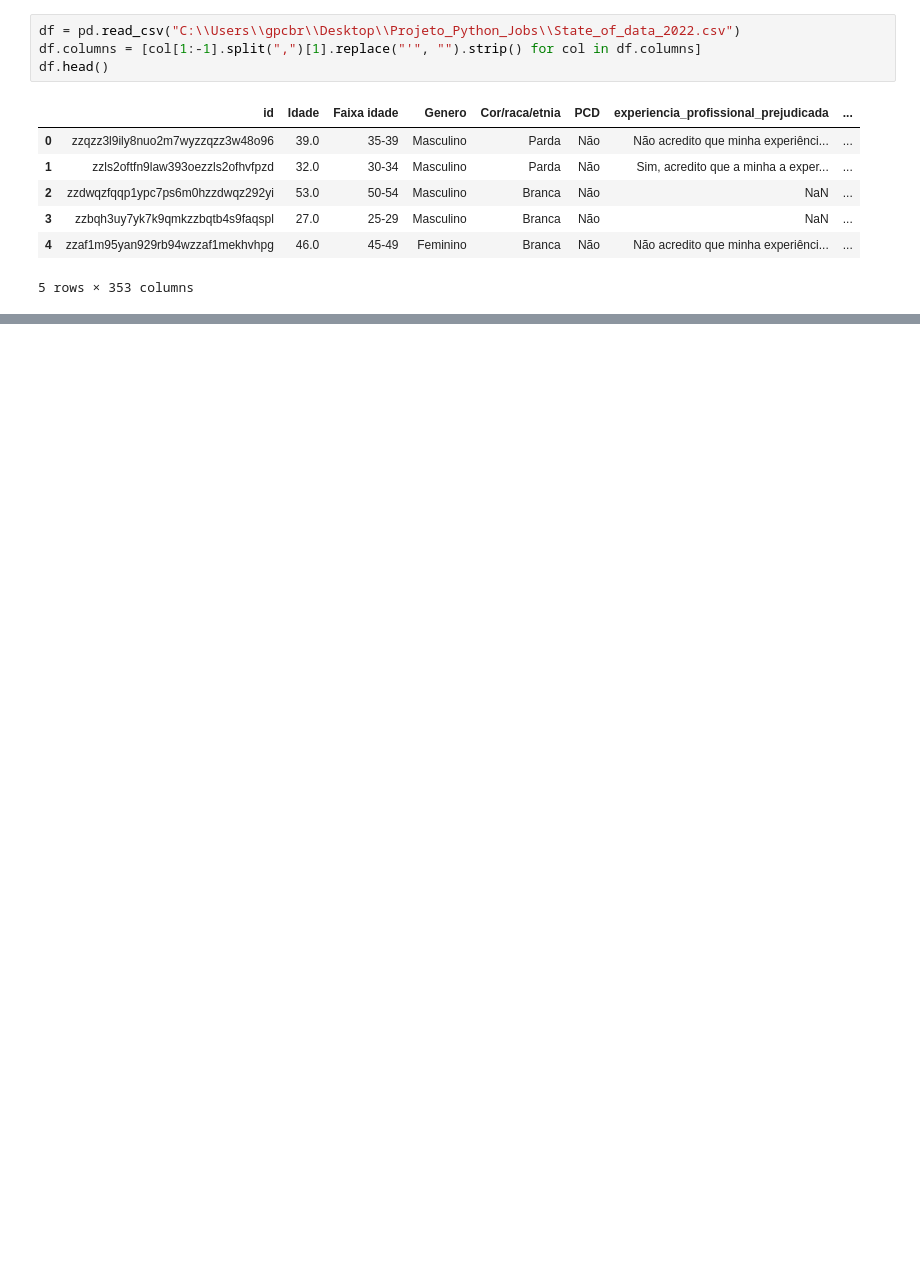
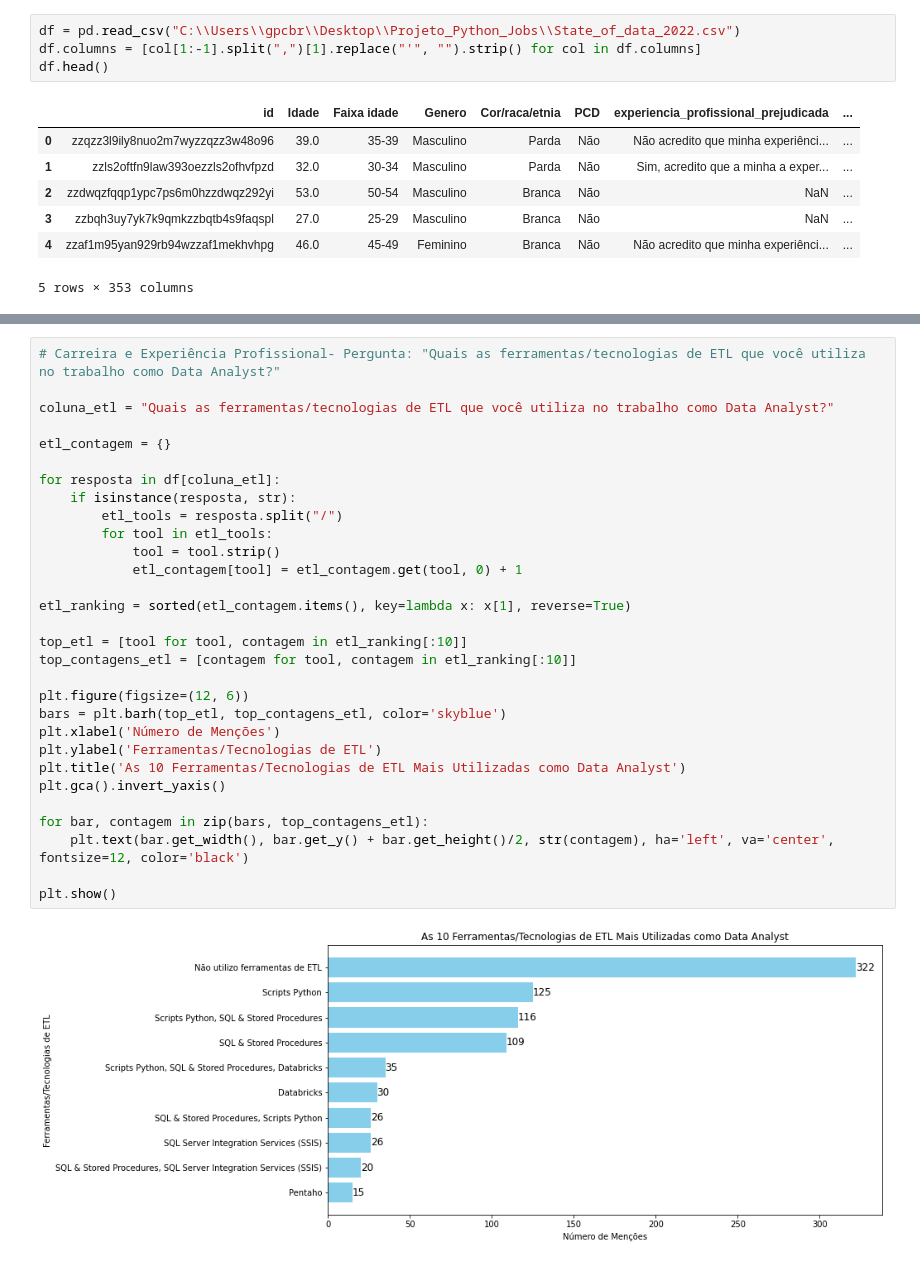
Before and after one commit to brunacpg/Projects-2, a Jupyter notebook: Projects.ipynb, the cells around one changed output, grey strips where cells are left out. Drawn from its saved outputs; the diff is of its cells as text; blank space fills up the shorter version.

```diff
--- a/Projects.ipynb
+++ b/Projects.ipynb
@@ -110,0 +177,32 @@ plt.show()
+# %%
+# Carreira e Experiência Profissional- Pergunta: "Quais as ferramentas/tecnologias de ETL que você utiliza no trabalho como Data Analyst?"
+
+coluna_etl = "Quais as ferramentas/tecnologias de ETL que você utiliza no trabalho como Data Analyst?"
+
+etl_contagem = {}
+
+for resposta in df[coluna_etl]:
+    if isinstance(resposta, str):
+        etl_tools = resposta.split("/")
+        for tool in etl_tools:
+            tool = tool.strip()
+            etl_contagem[tool] = etl_contagem.get(tool, 0) + 1
+
+etl_ranking = sorted(etl_contagem.items(), key=lambda x: x[1], reverse=True)
+
+top_etl = [tool for tool, contagem in etl_ranking[:10]]
+top_contagens_etl = [contagem for tool, contagem in etl_ranking[:10]]
+
+plt.figure(figsize=(12, 6))
+bars = plt.barh(top_etl, top_contagens_etl, color='skyblue')
+plt.xlabel('Número de Menções')
+plt.ylabel('Ferramentas/Tecnologias de ETL')
+plt.title('As 10 Ferramentas/Tecnologias de ETL Mais Utilizadas como Data Analyst')
+plt.gca().invert_yaxis()
+
+for bar, contagem in zip(bars, top_contagens_etl):
+    plt.text(bar.get_width(), bar.get_y() + bar.get_height()/2, str(contagem), ha='left', va='center', fontsize=12, color='black')
+
+plt.show()
+# %% [output]
+[figure, added]
```
Also changed, not shown: parts of 15 cells of this notebook.
